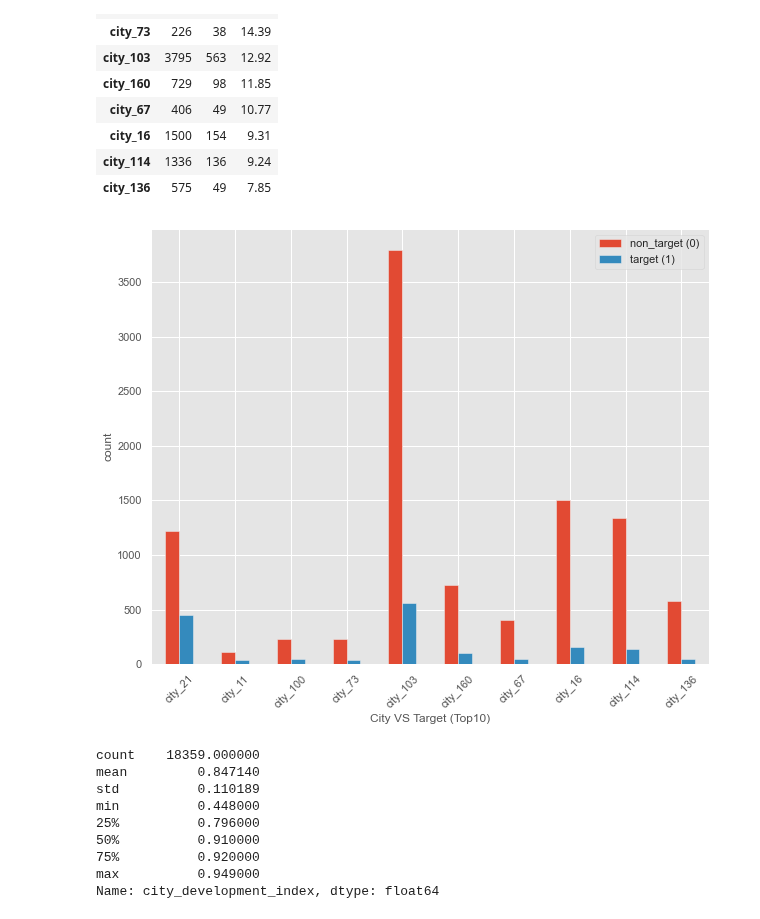
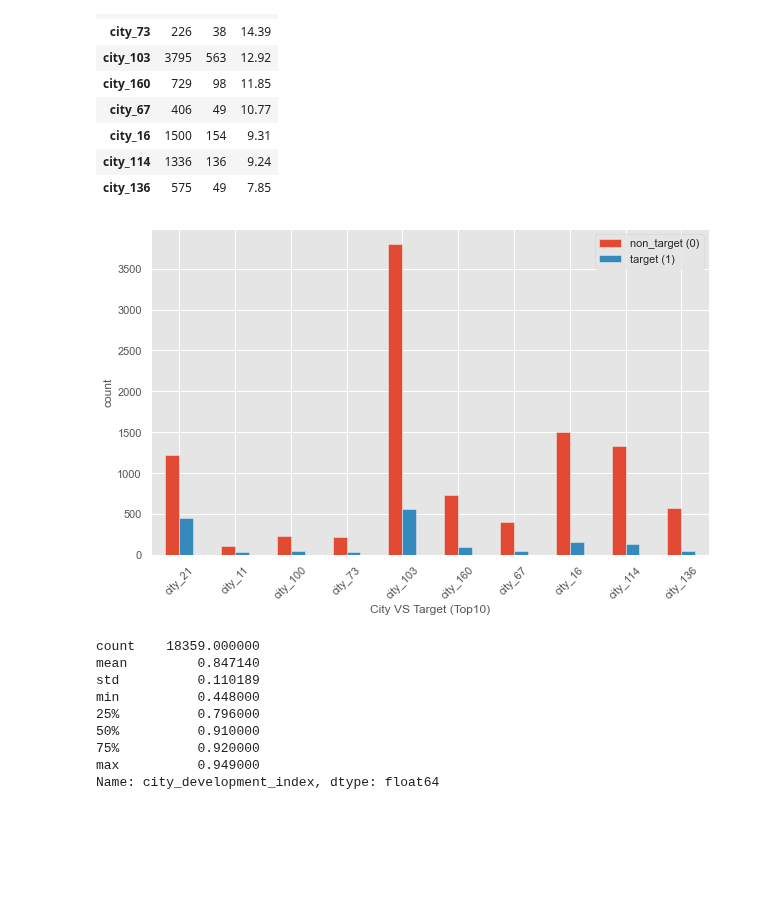
Before and after one commit to yoyo6022/Detecting_Potential_Candidate_Springboard_Capstone2, a Jupyter notebook: notebooks/04.02 - EDA.ipynb, the cells around one changed output. Drawn from its saved outputs; the diff is of its cells as text; code cells hidden in the pictures; blank space fills up the shorter version.

```diff
--- a/notebooks/04.02 - EDA.ipynb
+++ b/notebooks/04.02 - EDA.ipynb
@@ -74,13 +74,13 @@ var_target_df(df,'city',10)
 # %%
 city_targetTop10 = var_target_df(df,'city',10)
 # %%
-city_targetTop10.drop('pct',axis=1).plot(kind='bar',figsize=(10,8),rot=45)
+city_targetTop10.drop('pct',axis=1).plot(kind='bar',figsize=(10,6),rot=45)
 plt.xlabel('City VS Target (Top10)')
 plt.ylabel('count')
 plt.legend(['non_target (0)','target (1)'])
 plt.show()
 # %% [output]
-[figure, old version]
+[figure, new version]
 # %%
 def create_hist(data,col,n):
     mean = df[col].describe()['mean']
```
Also changed, not shown: parts of 3 cells of this notebook.
